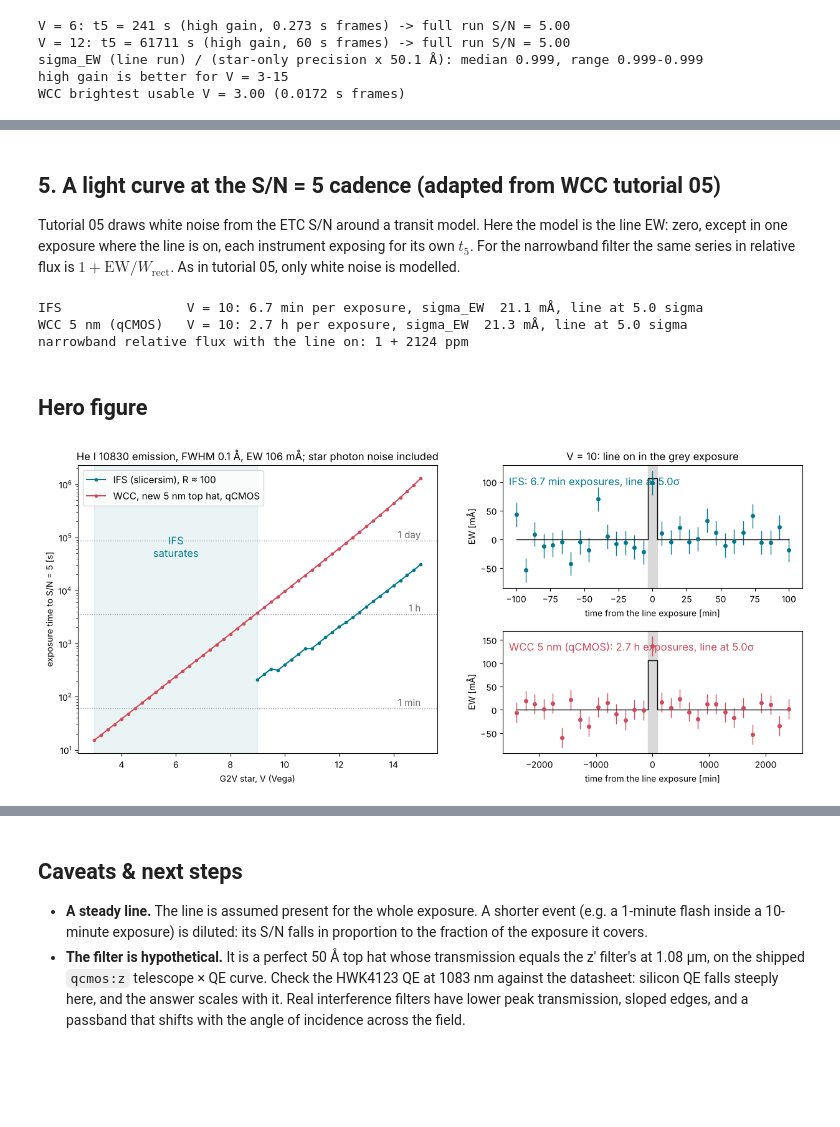
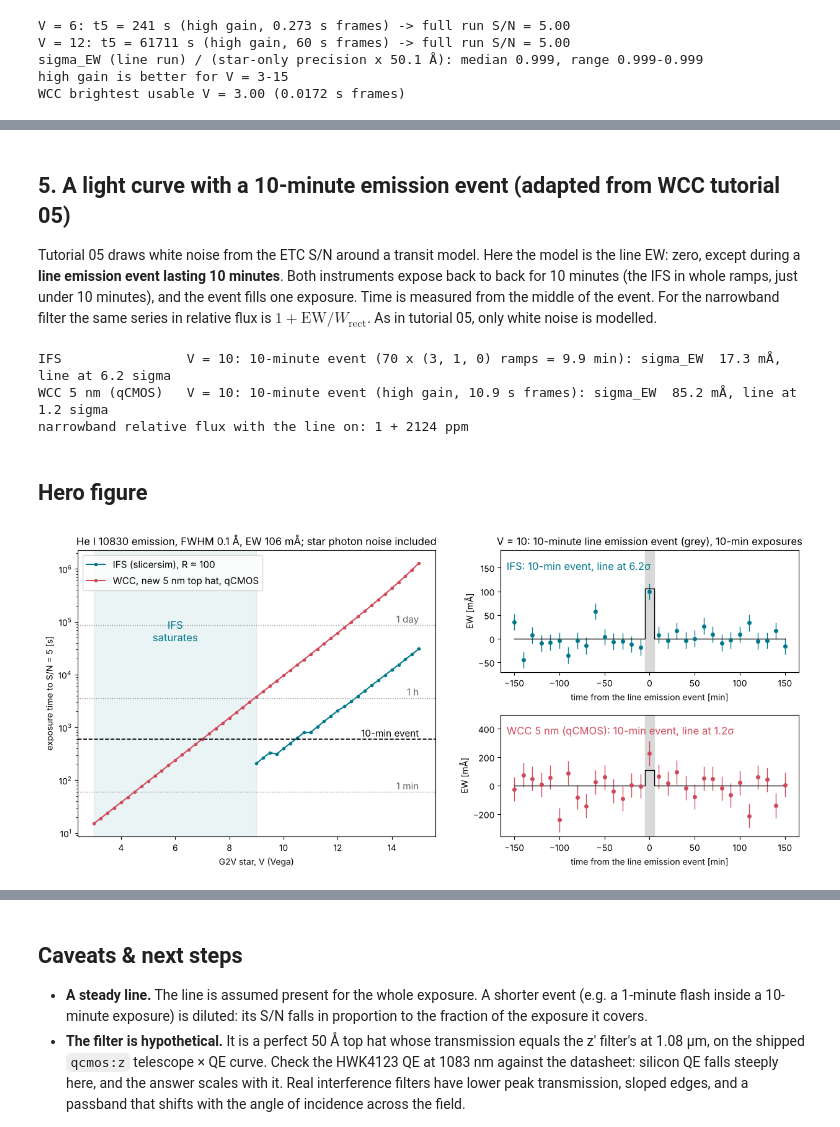
Before and after one commit to douglase/science-symposium-2026-hackathon-materials, a Jupyter notebook: lazuli/science_gallery/12_he10830_ifs_vs_wcc.ipynb, the cells around one changed output, grey strips where cells are left out. Drawn from its saved outputs; the diff is of its cells as text; code cells hidden in the pictures; blank space fills up the shorter version.

```diff
--- a/lazuli/science_gallery/12_he10830_ifs_vs_wcc.ipynb
+++ b/lazuli/science_gallery/12_he10830_ifs_vs_wcc.ipynb
@@ -220,8 +221,9 @@ for nmd, vs in IFS_SAT.items():
     print(f"{nmd!s:11s}: unsaturated for V > {vs:.2f}")
 
 ifs_t5 = np.full(V_GRID.size, np.nan)
-ifs_sigEW_min = np.full(V_GRID.size, np.nan)      # 1-sigma EW for a 1-minute equivalent, for reference
 ifs_choice = [None] * V_GRID.size
+ifs_snr10 = np.full(V_GRID.size, np.nan)         # S/N for the 10-minute event: as many whole ramps as fit in it
+ifs_choice10 = [None] * V_GRID.size
 for i, v in enumerate(V_GRID):
     best = None
     for nmd in RAMPS:
@@ -232,6 +234,9 @@ for i, v in enumerate(V_GRID):
         t = N * TRAMP[nmd]
         if best is None or t < best[0]:
             best = (t, nmd, N, s1 * np.sqrt(N))
+        n10 = int(EVENT // TRAMP[nmd])
+        if n10 >= 1 and not s1 * np.sqrt(n10) <= ifs_snr10[i]:
+            ifs_snr10[i], ifs_choice10[i] = s1 * np.sqrt(n10), (nmd, n10)
     if best:
         ifs_t5[i], ifs_choice[i] = best[0], best[1:]
 print(f"IFS brightest usable V = {V_GRID[np.isfinite(ifs_t5)][0]:.2f}")
@@ -387,6 +392,7 @@ for i, v in enumerate(V_GRID):
         wcc_t5[i], wcc_tf[i], wcc_snr60[i], wcc_ppm[i] = pts[gm]
         wcc_gain[i] = gm
 assert float(SIMS['high'][0].sensor.bandpass(LINE_WAVE + 40).value) < 1e-6, 'update() reverted the filter'
+wcc_snr10 = wcc_snr60 * np.sqrt(EVENT / T_UNIT)     # S/N for the 10-minute event (fixed frame time: S/N grows as sqrt(t))
 
 # checks: S/N at t5 from a full run, and sigma_EW = star-only precision x rectangular width
 for v in (6.0, 12.0):
@@ -426,13 +432,17 @@ def fmt_t(t):
     return f"{t / 86400:.1f} d"
 
 print(f"time to S/N = {SNR_TARGET:g} on a FWHM {LINE_FWHM} Å, EW {EW_REF * 1e3:.0f} mÅ He I 10830 line, G2V star")
-print(f"{'V':>5} | {'IFS':>10} {'ramps':>18} | {'WCC 5 nm':>10} {'gain':>4} {'frame':>8} | {'WCC/IFS':>7}")
+print(f"{'':>5} | {'IFS':^41} | {'WCC 5 nm filter':^41} |")
+print(f"{'V':>5} | {'t(S/N=5)':>10} {'ramps':>18} {'S/N 10 min':>11} | {'t(S/N=5)':>10} {'gain':>4} {'frame':>9} {'S/N 10 min':>11} | {'WCC/IFS':>7}")
 for vv in (3, 4, 6, 8, 10, 12, 14, 15):
     i = np.argmin(np.abs(V_GRID - vv))
     c = ifs_choice[i]
     ramps = f"{c[1]} x {c[0]}" if c else ''
     gm = wcc_gain[i] or ''
     fr = f"{wcc_tf[i]:.3g} s" if np.isfinite(wcc_tf[i]) else ''
-    print(f"{vv:5.1f} | {fmt_t(ifs_t5[i]):>10} {ramps:>18} | {fmt_t(wcc_t5[i]):>10} {gm:>4} {fr:>8} | {wcc_t5[i] / ifs_t5[i]:7.1f}")
+    print(f"{vv:5.1f} | {fmt_t(ifs_t5[i]):>10} {ramps:>18} {ifs_snr10[i]:11.1f} | {fmt_t(wcc_t5[i]):>10} {gm:>4} {fr:>9} {wcc_snr10[i]:11.1f} | {wcc_t5[i] / ifs_t5[i]:7.1f}")
+for name, snr10 in (('IFS', ifs_snr10), ('WCC 5 nm', wcc_snr10)):
+    ok5 = V_GRID[np.isfinite(snr10) & (snr10 >= SNR_TARGET)]
+    print(f"{name}: S/N >= {SNR_TARGET:g} for a 10-minute event at V = {ok5.min():g}-{ok5.max():g}" if ok5.size else f"{name}: never S/N {SNR_TARGET:g} in 10 min")
 # %% [output]
 time to S/N = 5 on a FWHM 0.1 Å, EW 106 mÅ He I 10830 line, G2V star
@@ -448,59 +461,65 @@ time to S/N = 5 on a FWHM 0.1 Å, EW 106 mÅ He I 10830 line, G2V star
 # %% [markdown]
-## 5. A light curve at the S/N = 5 cadence (adapted from WCC tutorial 05)
+## 5. A light curve with a 10-minute emission event (adapted from WCC tutorial 05)
 
-Tutorial 05 draws white noise from the ETC S/N around a transit model. Here the model is the line EW: zero, except in one exposure where the line is on, each instrument exposing for its own $t_5$. For the narrowband filter the same series in relative flux is $1 + \mathrm{EW}/W_\mathrm{rect}$. As in tutorial 05, only white noise is modelled.
+Tutorial 05 draws white noise from the ETC S/N around a transit model. Here the model is the line EW: zero, except during a **line emission event lasting 10 minutes**. Both instruments expose back to back for 10 minutes (the IFS in whole ramps, just under 10 minutes), and the event fills one exposure. Time is measured from the middle of the event. For the narrowband filter the same series in relative flux is $1 + \mathrm{EW}/W_\mathrm{rect}$. As in tutorial 05, only white noise is modelled.
 # %%
 V_DEMO = 10.0
 i = np.argmin(np.abs(V_GRID - V_DEMO))
-k_exp = np.arange(-15, 16)                       # exposure index, line on in exposure 0
+k_exp = np.arange(-15, 16)                       # 10-minute exposures, the event fills exposure 0
 ew_true = np.where(k_exp == 0, EW_REF, 0.0)
 rng = np.random.default_rng(3)
 LC = {}
-for name, t5, s in (('IFS', ifs_t5[i], ifs_choice[i][2] if ifs_choice[i] else np.nan), ('WCC 5 nm (qCMOS)', wcc_t5[i], SNR_TARGET)):
-    if np.isfinite(t5):
+c10 = ifs_choice10[i]
+for name, s, how in (('IFS', ifs_snr10[i], f"{c10[1]} x {c10[0]} ramps = {c10[1] * TRAMP[c10[0]] / 60:.1f} min" if c10 else ''),
+                     ('WCC 5 nm (qCMOS)', wcc_snr10[i], f"{wcc_gain[i]} gain, {wcc_tf[i]:.3g} s frames")):
+    if np.isfinite(s):
         sig = EW_REF / s
-        LC[name] = (k_exp * t5 / 60, ew_true + rng.normal(0, sig, k_exp.size), sig, t5)
-        print(f"{name:18s} V = {V_DEMO:g}: {fmt_t(t5)} per exposure, sigma_EW {sig * 1e3:5.1f} mÅ, line at {EW_REF / sig:.1f} sigma")
+        LC[name] = (k_exp * EVENT / 60, ew_true + rng.normal(0, sig, k_exp.size), sig)
+        print(f"{name:18s} V = {V_DEMO:g}: 10-minute event ({how}): sigma_EW {sig * 1e3:5.1f} mÅ, line at {s:.1f} sigma")
 if 'WCC 5 nm (qCMOS)' in LC:
     print(f"narrowband relative flux with the line on: 1 + {EW_REF / RECT * 1e6:.0f} ppm")
 # %% [output]
-IFS                V = 10: 6.7 min per exposure, sigma_EW  21.1 mÅ, line at 5.0 sigma
-WCC 5 nm (qCMOS)   V = 10: 2.7 h per exposure, sigma_EW  21.3 mÅ, line at 5.0 sigma
+IFS                V = 10: 10-minute event (70 x (3, 1, 0) ramps = 9.9 min): sigma_EW  17.3 mÅ, line at 6.2 sigma
+WCC 5 nm (qCMOS)   V = 10: 10-minute event (high gain, 10.9 s frames): sigma_EW  85.2 mÅ, line at 1.2 sigma
 narrowband relative flux with the line on: 1 + 2124 ppm
 # %% [markdown]
 ## Hero figure
 # %%
 cols = {'IFS': '#00798c', 'WCC 5 nm (qCMOS)': '#d1495b'}
 fig = plt.figure(figsize=(15, 6))
 gs = fig.add_gridspec(2, 2, width_ratios=[1.2, 1], hspace=0.35)
 ax = fig.add_subplot(gs[:, 0])
 ax.semilogy(V_GRID, ifs_t5, 'o-', ms=3, color=cols['IFS'], label='IFS (slicersim), R ≈ 100')
 ax.semilogy(V_GRID, wcc_t5, 'o-', ms=3, color=cols['WCC 5 nm (qCMOS)'], label='WCC, new 5 nm top hat, qCMOS')
 for t, lab in ((60, '1 min'), (3600, '1 h'), (86400, '1 day')):
     ax.axhline(t, color='0.6', ls=':', lw=1)
     ax.text(V_GRID[-1], t * 1.12, lab, color='0.4', fontsize=11, ha='right')
+ax.axhline(EVENT, color='k', ls='--', lw=1.2)
+ax.text(V_GRID[-1], EVENT * 1.12, '10-min event', color='k', fontsize=11, ha='right')
 for name, arr in (('IFS', ifs_t5), ('WCC 5 nm (qCMOS)', wcc_t5)):
     ok = np.isfinite(arr)
     if ok.any() and not ok[0]:
         ax.axvspan(V_GRID[0], V_GRID[ok][0], color=cols[name], alpha=0.08)
         ax.text(0.5 * (V_GRID[0] + V_GRID[ok][0]), np.nanmax(wcc_t5) / 30, f'{name.split()[0]}\nsaturates', ha='center', color=cols[name], fontsize=12)
 ax.set(xlabel='G2V star, V (Vega)', ylabel='exposure time to S/N = 5 [s]',
        title=f'He I 10830 emission, FWHM 0.1 Å, EW {EW_REF * 1e3:.0f} mÅ; star photon noise included')
 ax.legend(loc='upper left', fontsize=11)
 
-for k, (name, (t_min, ew, sig, t5)) in enumerate(LC.items()):
+for k, (name, (t_min, ew, sig)) in enumerate(LC.items()):
     bx = fig.add_subplot(gs[k, 1])
-    bx.axvspan(-0.5 * t5 / 60, 0.5 * t5 / 60, color='0.85', zorder=0)
+    bx.axvspan(-0.5 * EVENT / 60, 0.5 * EVENT / 60, color='0.85', zorder=0)
     bx.errorbar(t_min, ew * 1e3, yerr=sig * 1e3, fmt='o', ms=4, color=cols[name], capsize=0, lw=1)
     bx.step(t_min, ew_true * 1e3, where='mid', color='k', lw=1)
-    bx.text(0.02, 0.92, f"{name}: {fmt_t(t5)} exposures, line at {EW_REF / sig:.1f}σ", transform=bx.transAxes, va='top', fontsize=12, color=cols[name])
-    bx.set(ylabel='EW [mÅ]', xlabel='time from the line exposure [min]')
+    bx.text(0.02, 0.92, f"{name}: 10-min event, line at {EW_REF / sig:.1f}σ", transform=bx.transAxes, va='top', fontsize=12, color=cols[name])
+    top = max((ew + sig).max(), EW_REF) * 1e3
+    bx.set_ylim(top=1.6 * top)                    # headroom for the label
+    bx.set(ylabel='EW [mÅ]', xlabel='time from the line emission event [min]')
     if k == 0:
-        bx.set_title(f"V = {V_DEMO:g}: line on in the grey exposure")
+        bx.set_title(f"V = {V_DEMO:g}: 10-minute line emission event (grey), 10-min exposures")
 fig.savefig(THUMB, dpi=150, bbox_inches='tight')
 plt.show()
 # %% [output]
-[figure, old version]
+[figure, new version]
 # %% [markdown]
 ## Answer
 
```
Also changed, not shown: parts of 4 cells of this notebook.
